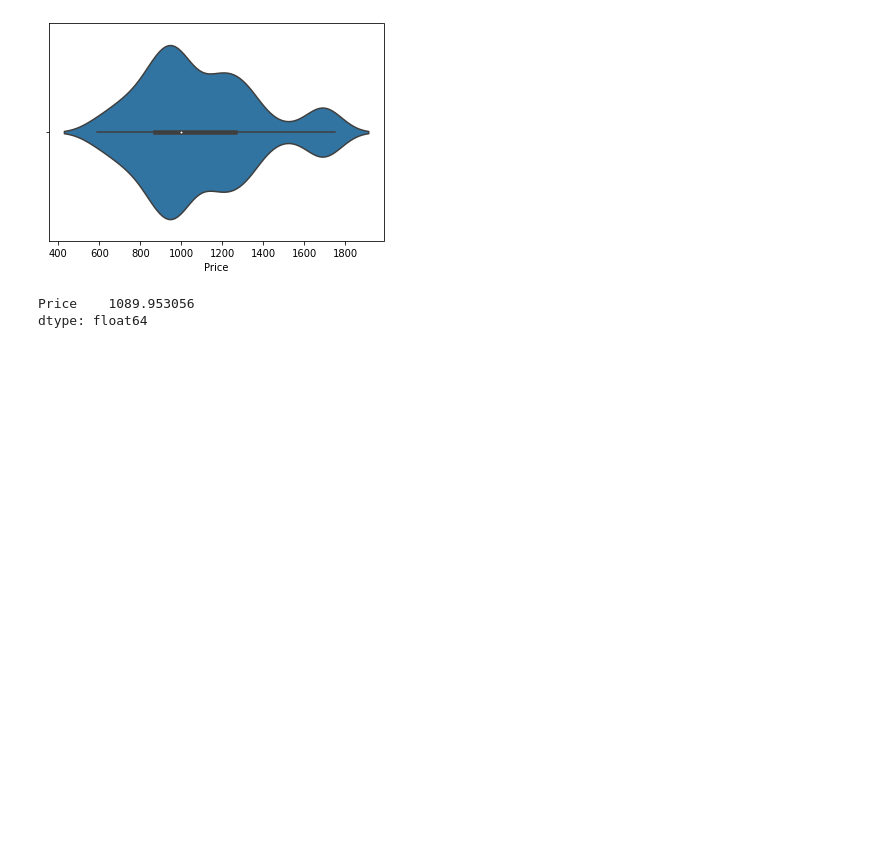
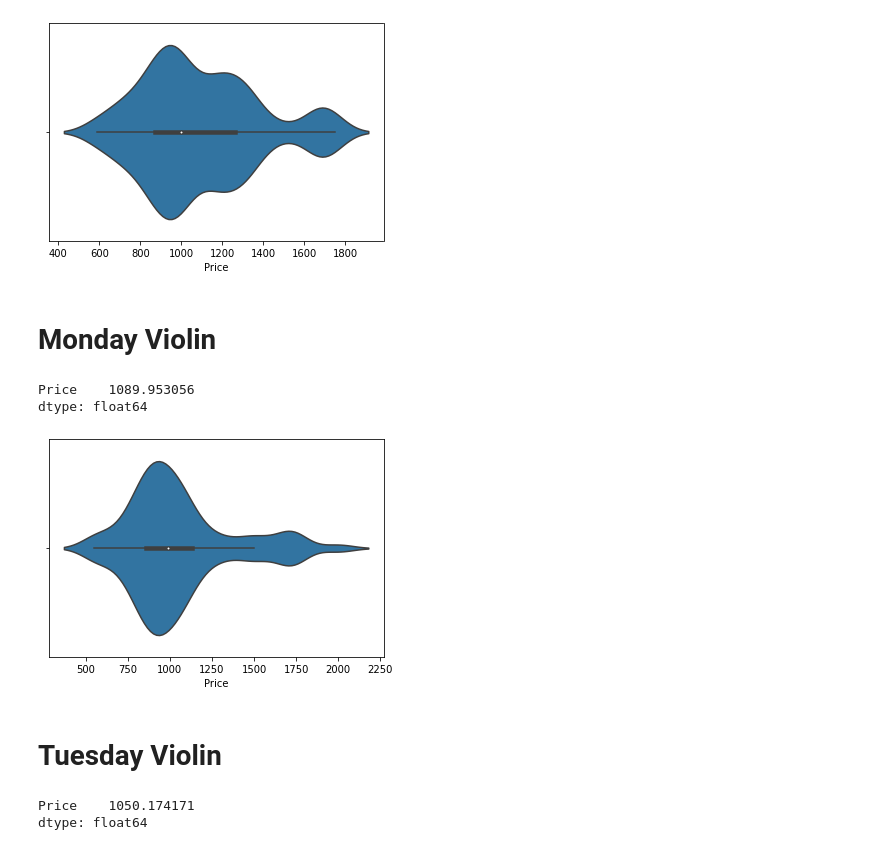
Before and after one commit to GravelBirthstone/Scalper-Project, a Jupyter notebook: scalpers_stats.ipynb, the cells around one changed output. Drawn from its saved outputs; the diff is of its cells as text; code cells hidden in the pictures; blank space fills up the shorter version.

Commit message:
created tuesday ebay csv file with scraper, and added violin plot for todays listings.

```diff
--- a/scalpers_stats.ipynb
+++ b/scalpers_stats.ipynb
@@ -62,9 +62,24 @@ mean_
 orchestra = sns.violinplot(x=df_real_ebay['Price'], inner='box')
 # %% [output]
 [figure]
+# %% [markdown]
+# Monday Violin
 # %%
 mean_ = df_real_ebay.mean()
 mean_
 # %% [output]
 Price    1089.953056
 dtype: float64
+# %%
+df_ebay_tues = pd.read_csv("./data/ebay_data_tuesday.csv")
+orchestra = sns.violinplot(x=df_ebay_tues['Price'], inner='box')
+# %% [output]
+[figure, added]
+# %% [markdown]
+# Tuesday Violin
+# %%
+mean_ = df_ebay_tues.mean()
+mean_
+# %% [output]
+Price    1050.174171
+dtype: float64
```
Also changed, not shown: 2 other files.
